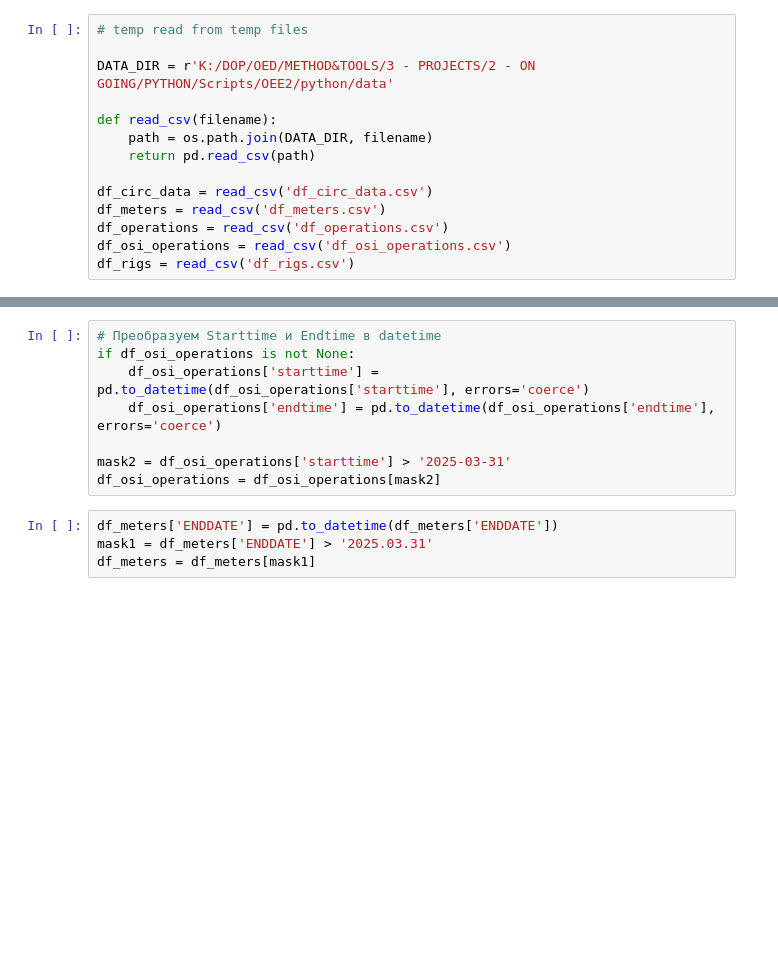
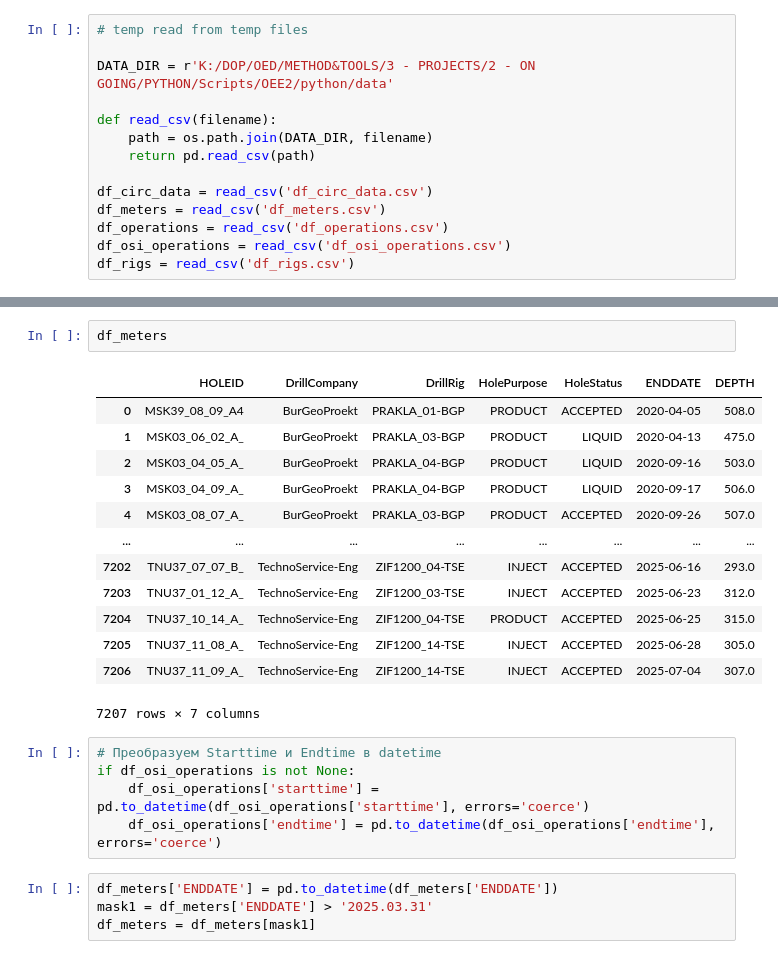
Before and after one commit to yevgeniy2504/Company, a Jupyter notebook: Scripts/OEE2/main.ipynb, the cells around one changed output, grey strips where cells are left out. Drawn from its saved outputs; the diff is of its cells as text; blank space fills up the shorter version.

```diff
--- a/Scripts/OEE2/main.ipynb
+++ b/Scripts/OEE2/main.ipynb
@@ -21,11 +37,24 @@ df_rigs = read_csv('df_rigs.csv')
+# %%
+df_meters
+# %% [output]
+|  | HOLEID | DrillCompany | DrillRig | HolePurpose | HoleStatus | ENDDATE | DEPTH |
+| 0 | MSK39_08_09_A4 | BurGeoProekt | PRAKLA_01-BGP | PRODUCT | ACCEPTED | 2020-04-05 | 508.0 |
+| 1 | MSK03_06_02_A_ | BurGeoProekt | PRAKLA_03-BGP | PRODUCT | LIQUID | 2020-04-13 | 475.0 |
+| 2 | MSK03_04_05_A_ | BurGeoProekt | PRAKLA_04-BGP | PRODUCT | LIQUID | 2020-09-16 | 503.0 |
+| 3 | MSK03_04_09_A_ | BurGeoProekt | PRAKLA_04-BGP | PRODUCT | LIQUID | 2020-09-17 | 506.0 |
+| 4 | MSK03_08_07_A_ | BurGeoProekt | PRAKLA_03-BGP | PRODUCT | ACCEPTED | 2020-09-26 | 507.0 |
+| ... | ... | ... | ... | ... | ... | ... | ... |
+| 7202 | TNU37_07_07_B_ | TechnoService-Eng | ZIF1200_04-TSE | INJECT | ACCEPTED | 2025-06-16 | 293.0 |
+| 7203 | TNU37_01_12_A_ | TechnoService-Eng | ZIF1200_03-TSE | INJECT | ACCEPTED | 2025-06-23 | 312.0 |
+| 7204 | TNU37_10_14_A_ | TechnoService-Eng | ZIF1200_04-TSE | PRODUCT | ACCEPTED | 2025-06-25 | 315.0 |
+| 7205 | TNU37_11_08_A_ | TechnoService-Eng | ZIF1200_14-TSE | INJECT | ACCEPTED | 2025-06-28 | 305.0 |
+| 7206 | TNU37_11_09_A_ | TechnoService-Eng | ZIF1200_14-TSE | INJECT | ACCEPTED | 2025-07-04 | 307.0 |
+7207 rows × 7 columns
 # %%
 # Преобразуем Starttime и Endtime в datetime
 if df_osi_operations is not None:
     df_osi_operations['starttime'] = pd.to_datetime(df_osi_operations['starttime'], errors='coerce')
     df_osi_operations['endtime'] = pd.to_datetime(df_osi_operations['endtime'], errors='coerce')
-
-mask2 = df_osi_operations['starttime'] > '2025-03-31'
-df_osi_operations = df_osi_operations[mask2]
 # %%
 df_meters['ENDDATE'] = pd.to_datetime(df_meters['ENDDATE'])
 mask1 = df_meters['ENDDATE'] > '2025.03.31'
```
Also changed, not shown: parts of 16 cells of this notebook.
